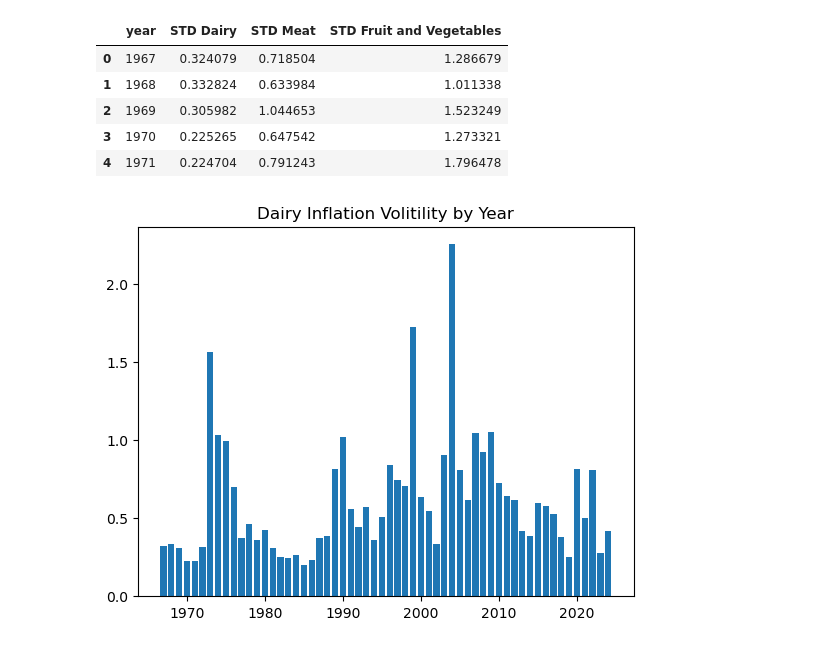
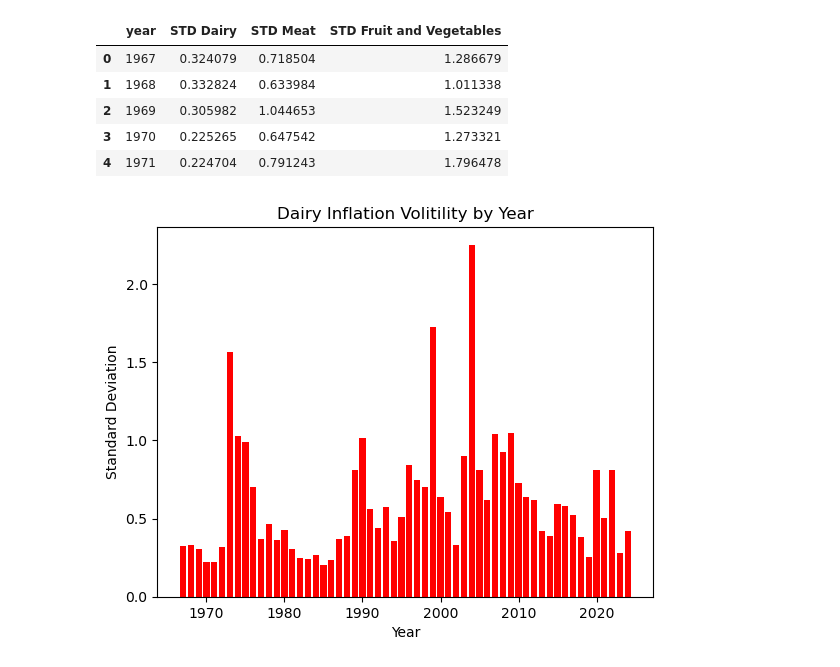
Before and after one commit to leowheeler1/InflationTrendsAnalysis, a Jupyter notebook: prioryears.ipynb, the cells around one changed output. Drawn from its saved outputs; the diff is of its cells as text; code cells hidden in the pictures.

```diff
--- a/prioryears.ipynb
+++ b/prioryears.ipynb
@@ -284,9 +208,13 @@ std_df.head()
 | 3 | 1970 | 0.225265 | 0.647542 | 1.273321 |
 | 4 | 1971 | 0.224704 | 0.791243 | 1.796478 |
 # %%
-plt.bar(std_df['year'], std_df['STD Dairy'])
+#view annual STD of the monthly inflation rates for dairy
+plt.bar(std_df['year'], std_df['STD Dairy'], color='red')
 plt.title("Dairy Inflation Volitility by Year")
+plt.ylabel("Standard Deviation")
+plt.xlabel("Year")
+plt.savefig("DairyVol.png")
 plt.show()
 # %% [output]
-[figure, old version]
+[figure, new version]
 # %%
```
Also changed, not shown: parts of 26 cells of this notebook.
